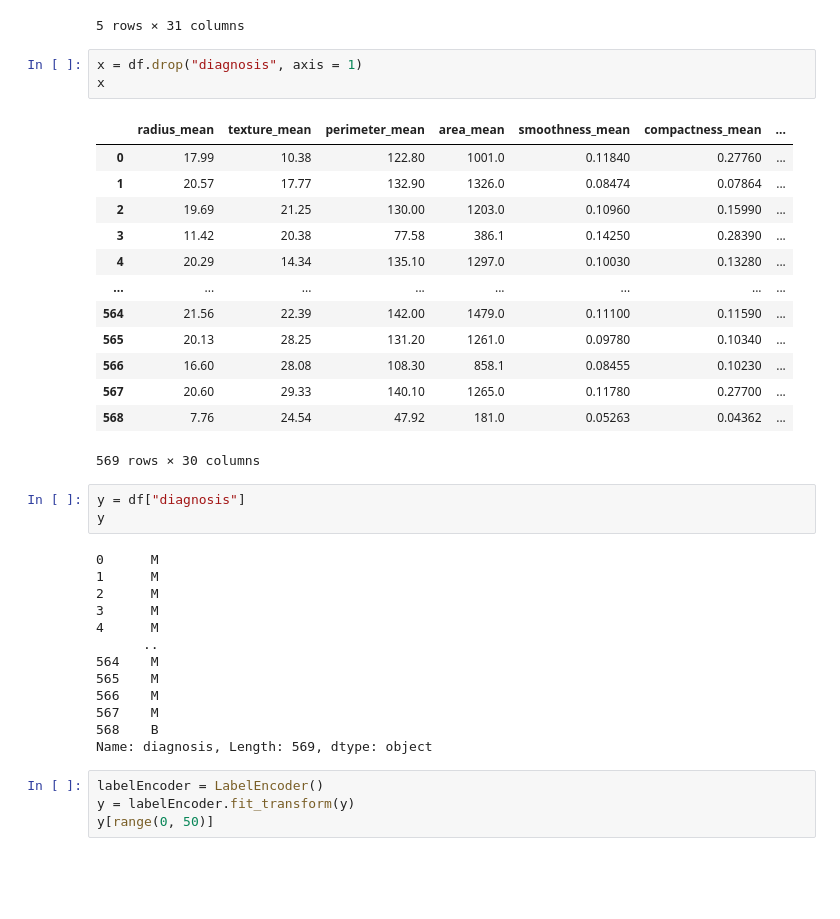
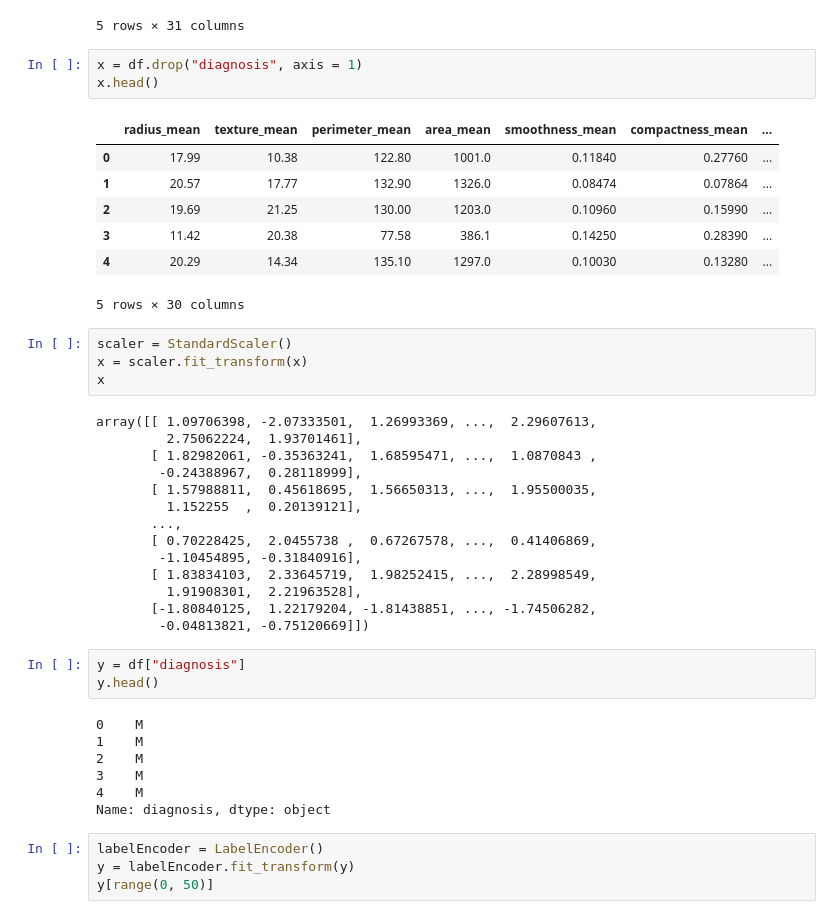
Before and after one commit to ayash01/dataScienceLab, a Jupyter notebook: CO2/NB_breast_cancer.ipynb, the cells around one changed output. Drawn from its saved outputs; the diff is of its cells as text; blank space fills up the shorter version.

```diff
--- a/CO2/NB_breast_cancer.ipynb
+++ b/CO2/NB_breast_cancer.ipynb
@@ -30,37 +30,43 @@ df.head()
 5 rows × 31 columns
 # %%
 x = df.drop("diagnosis", axis = 1)
-x
+x.head()
 # %% [output]
 |  | radius_mean | texture_mean | perimeter_mean | area_mean | smoothness_mean | compactness_mean | ... |
 | 0 | 17.99 | 10.38 | 122.80 | 1001.0 | 0.11840 | 0.27760 | ... |
 | 1 | 20.57 | 17.77 | 132.90 | 1326.0 | 0.08474 | 0.07864 | ... |
 | 2 | 19.69 | 21.25 | 130.00 | 1203.0 | 0.10960 | 0.15990 | ... |
 | 3 | 11.42 | 20.38 | 77.58 | 386.1 | 0.14250 | 0.28390 | ... |
 | 4 | 20.29 | 14.34 | 135.10 | 1297.0 | 0.10030 | 0.13280 | ... |
-| ... | ... | ... | ... | ... | ... | ... | ... |
-| 564 | 21.56 | 22.39 | 142.00 | 1479.0 | 0.11100 | 0.11590 | ... |
-| 565 | 20.13 | 28.25 | 131.20 | 1261.0 | 0.09780 | 0.10340 | ... |
-| 566 | 16.60 | 28.08 | 108.30 | 858.1 | 0.08455 | 0.10230 | ... |
-| 567 | 20.60 | 29.33 | 140.10 | 1265.0 | 0.11780 | 0.27700 | ... |
-| 568 | 7.76 | 24.54 | 47.92 | 181.0 | 0.05263 | 0.04362 | ... |
-569 rows × 30 columns
+5 rows × 30 columns
+# %%
+scaler = StandardScaler()
+x = scaler.fit_transform(x)
+x
+# %% [output]
+array([[ 1.09706398, -2.07333501,  1.26993369, ...,  2.29607613,
+         2.75062224,  1.93701461],
+       [ 1.82982061, -0.35363241,  1.68595471, ...,  1.0870843 ,
+        -0.24388967,  0.28118999],
+       [ 1.57988811,  0.45618695,  1.56650313, ...,  1.95500035,
+         1.152255  ,  0.20139121],
+       ...,
+       [ 0.70228425,  2.0455738 ,  0.67267578, ...,  0.41406869,
+        -1.10454895, -0.31840916],
+       [ 1.83834103,  2.33645719,  1.98252415, ...,  2.28998549,
+         1.91908301,  2.21963528],
+       [-1.80840125,  1.22179204, -1.81438851, ..., -1.74506282,
+        -0.04813821, -0.75120669]])
 # %%
 y = df["diagnosis"]
-y
+y.head()
 # %% [output]
-0      M
-1      M
-2      M
-3      M
-4      M
-      ..
-564    M
-565    M
-566    M
-567    M
-568    B
-Name: diagnosis, Length: 569, dtype: object
+0    M
+1    M
+2    M
+3    M
+4    M
+Name: diagnosis, dtype: object
 # %%
 labelEncoder = LabelEncoder()
 y = labelEncoder.fit_transform(y)
```
Also changed, not shown: parts of 2 cells of this notebook, 4 other files.
